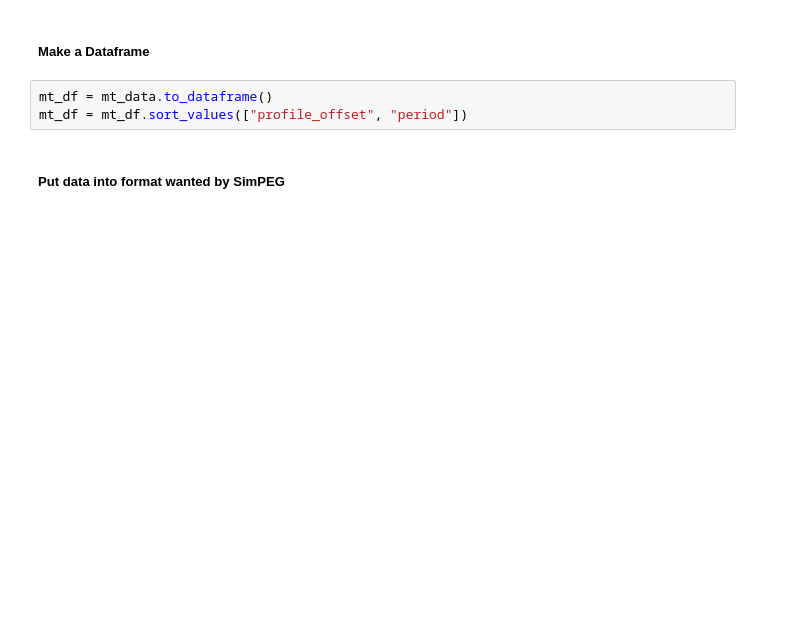
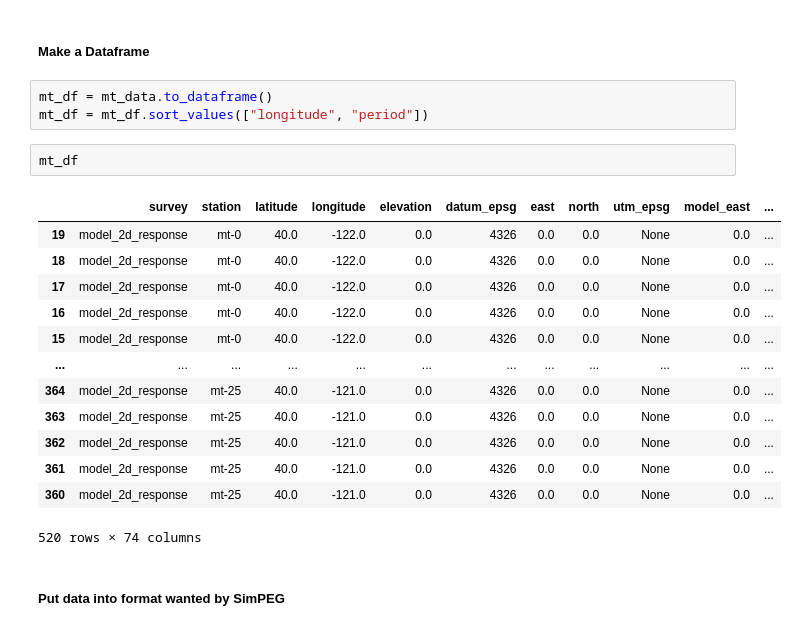
Before and after one commit to kujaku11/mt_examples, a Jupyter notebook: notebooks/simpeg/7_2d_inversion_synthetic.ipynb, the cells around one changed output. Drawn from its saved outputs; the diff is of its cells as text; blank space fills up the shorter version.

```diff
--- a/notebooks/simpeg/7_2d_inversion_synthetic.ipynb
+++ b/notebooks/simpeg/7_2d_inversion_synthetic.ipynb
@@ -57,7 +57,23 @@ with MTCollection() as mc:
 ##### Make a Dataframe
 # %%
 mt_df = mt_data.to_dataframe()
-mt_df = mt_df.sort_values(["profile_offset", "period"])
+mt_df = mt_df.sort_values(["longitude", "period"])
+# %%
+mt_df
+# %% [output]
+|  | survey | station | latitude | longitude | elevation | datum_epsg | east | north | utm_epsg | model_east | ... |
+| 19 | model_2d_response | mt-0 | 40.0 | -122.0 | 0.0 | 4326 | 0.0 | 0.0 | None | 0.0 | ... |
+| 18 | model_2d_response | mt-0 | 40.0 | -122.0 | 0.0 | 4326 | 0.0 | 0.0 | None | 0.0 | ... |
+| 17 | model_2d_response | mt-0 | 40.0 | -122.0 | 0.0 | 4326 | 0.0 | 0.0 | None | 0.0 | ... |
+| 16 | model_2d_response | mt-0 | 40.0 | -122.0 | 0.0 | 4326 | 0.0 | 0.0 | None | 0.0 | ... |
+| 15 | model_2d_response | mt-0 | 40.0 | -122.0 | 0.0 | 4326 | 0.0 | 0.0 | None | 0.0 | ... |
+| ... | ... | ... | ... | ... | ... | ... | ... | ... | ... | ... | ... |
+| 364 | model_2d_response | mt-25 | 40.0 | -121.0 | 0.0 | 4326 | 0.0 | 0.0 | None | 0.0 | ... |
+| 363 | model_2d_response | mt-25 | 40.0 | -121.0 | 0.0 | 4326 | 0.0 | 0.0 | None | 0.0 | ... |
+| 362 | model_2d_response | mt-25 | 40.0 | -121.0 | 0.0 | 4326 | 0.0 | 0.0 | None | 0.0 | ... |
+| 361 | model_2d_response | mt-25 | 40.0 | -121.0 | 0.0 | 4326 | 0.0 | 0.0 | None | 0.0 | ... |
+| 360 | model_2d_response | mt-25 | 40.0 | -121.0 | 0.0 | 4326 | 0.0 | 0.0 | None | 0.0 | ... |
+520 rows × 74 columns
 # %% [markdown]
 ##### Put data into format wanted by SimPEG
 # %%
```
Also changed, not shown: parts of 9 cells of this notebook, 5 other files.
